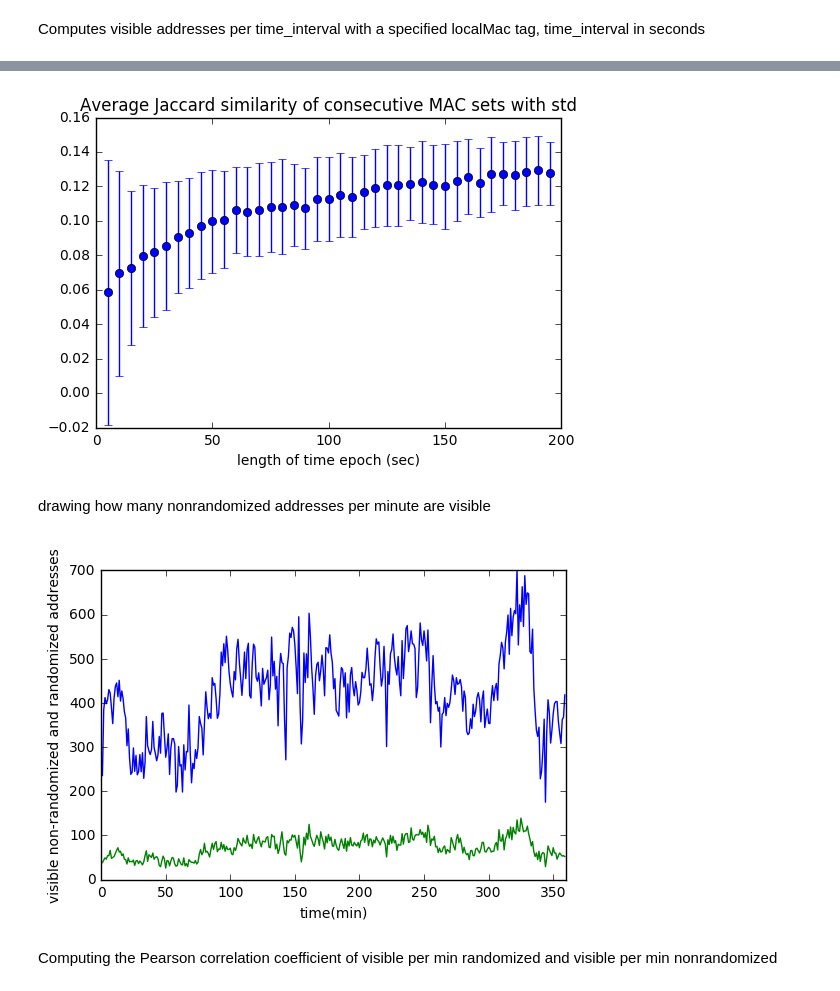
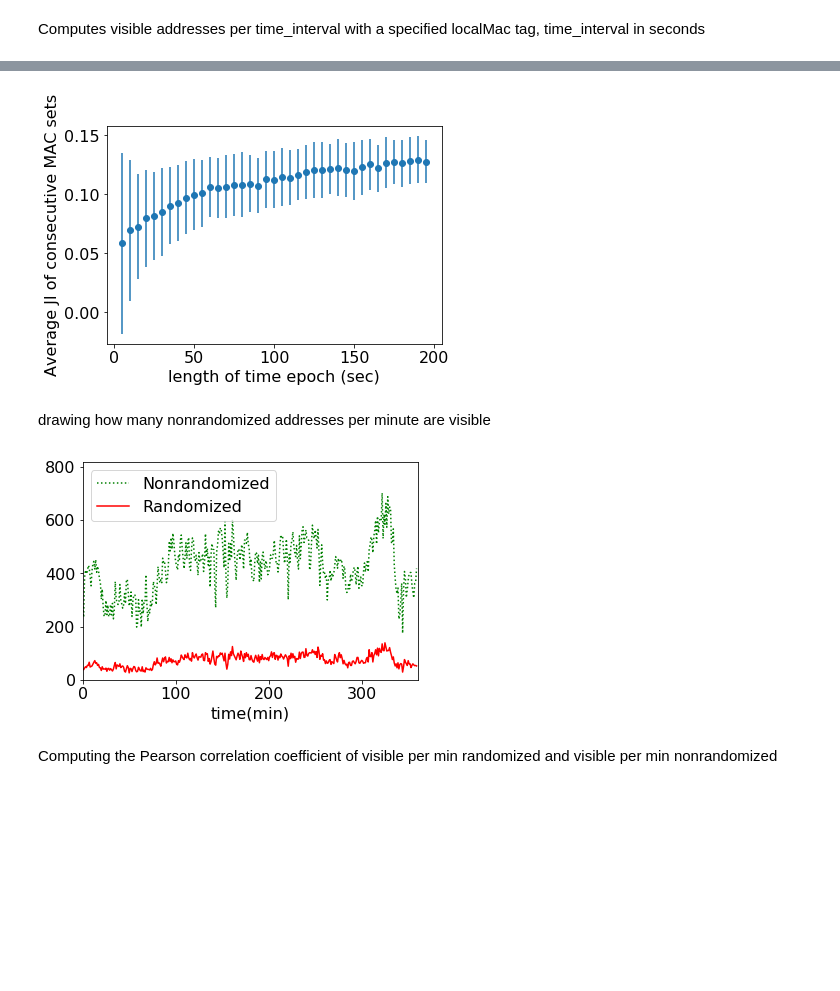
Before and after one commit to ArenA-Crowds/Crowds, a Jupyter notebook: ArenaDataAnalysis.ipynb, the cells around one changed output, grey strips where cells are left out. Drawn from its saved outputs; the diff is of its cells as text; code cells hidden in the pictures; blank space fills up the shorter version.

```diff
--- a/ArenaDataAnalysis.ipynb
+++ b/ArenaDataAnalysis.ipynb
@@ -2,6 +2,9 @@
 Analysing fitted data : FirstTimeSeen, LastTimeSeen, Dwell Time, addresses detected per second/minute,  x and y coordinates through time
 # %% [markdown]
 Defining functions
+# %%
+import matplotlib.pyplot as plt
+plt.rcParams.update({'font.size': 16})
 # %%
 import json
 import math
@@ -55,7 +58,7 @@ Reading fitted data from the concert day
 # %%
 for i in [0]:
     data = []
-    with open("F:/ArenaData/arena_fits/2015-07-05.json") as f:
+    with open("/home/ubuntu/ArenaData/arena_fits/2015-07-05.json") as f:
     #with open("arena/2015-07-05_raw.json") as f:
         data = f.readlines()
 
@@ -445,29 +448,30 @@ for i in range(1,40):
 fig, (ax0) = plt.subplots(nrows=1, sharex=True)
 ax0.errorbar(intervals, means, yerr=errors, fmt='o')
 #ax0.errorbar(times, x_coord, yerr=x_errors, fmt='o')
-ax0.set_title('Average Jaccard similarity of consecutive MAC sets with std')
+#ax0.set_title('Average JI of consecutive MAC sets')
 plt.xlabel('length of time epoch (sec)')
-
+plt.ylabel('Average JI of consecutive MAC sets')
 #ax1.errorbar(times, y_coord, yerr=y_errors)
 #ax1.errorbar(times, y_coord, yerr=y_errors, fmt='o')
 #ax1.set_title('y-coordinate with error')
 
 plt.show()
 # %% [output]
-[figure, old version]
+[figure, new version]
 # %% [markdown]
 drawing how many nonrandomized addresses per  minute are visible
 # %%
-plt.plot(VisiblePerMinNonRandomized)
-plt.plot(VisiblePerMinRandomized)
-plt.ylabel('visible non-randomized and randomized addresses')
+plt.plot(VisiblePerMinNonRandomized, label = "Nonrandomized", color = 'green', linestyle = ':')
+plt.plot(VisiblePerMinRandomized, label = "Randomized", color = 'red')
+plt.legend(loc = 2, fontsize  = 16)
+#ax0_set_title('visible non-randomized and randomized addresses')
 plt.xlabel('time(min)')
 axes = plt.gca()
 axes.set_xlim([0,360])
-axes.set_ylim([0,max(VisiblePerMinNonRandomized)])
+axes.set_ylim([0,max(VisiblePerMinNonRandomized)+115])
 plt.show()
 # %% [output]
-[figure, old version]
+[figure, new version]
 # %% [markdown]
 Computing the Pearson correlation coefficient of visible per min randomized and visible per min nonrandomized
 # %%
```
Also changed, not shown: parts of 12 cells of this notebook, 3 other files.
